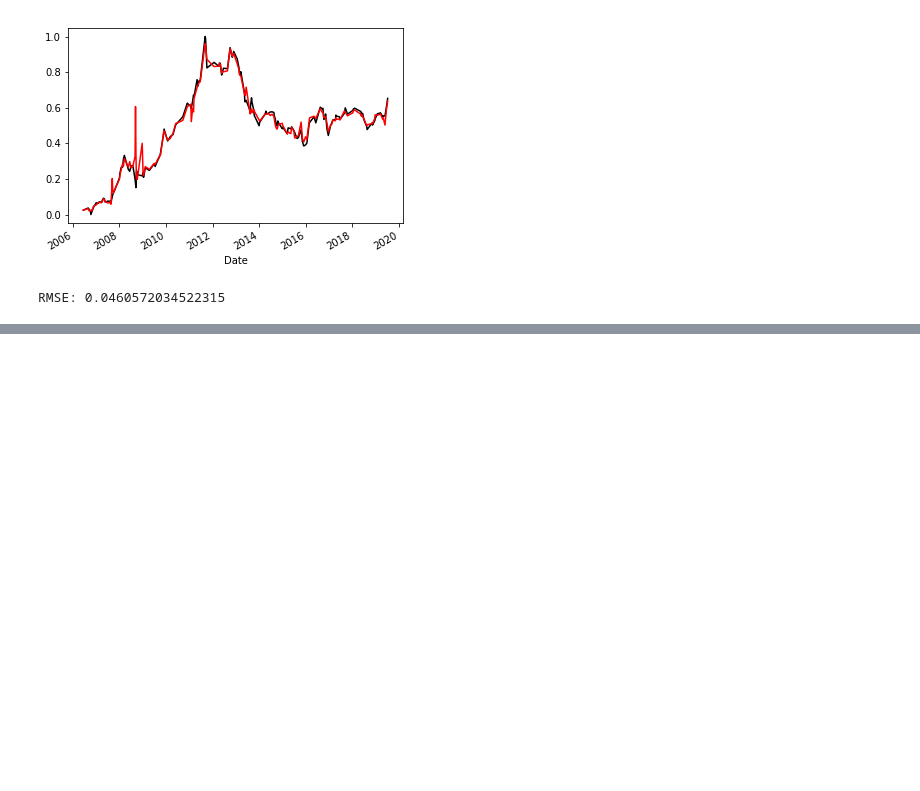
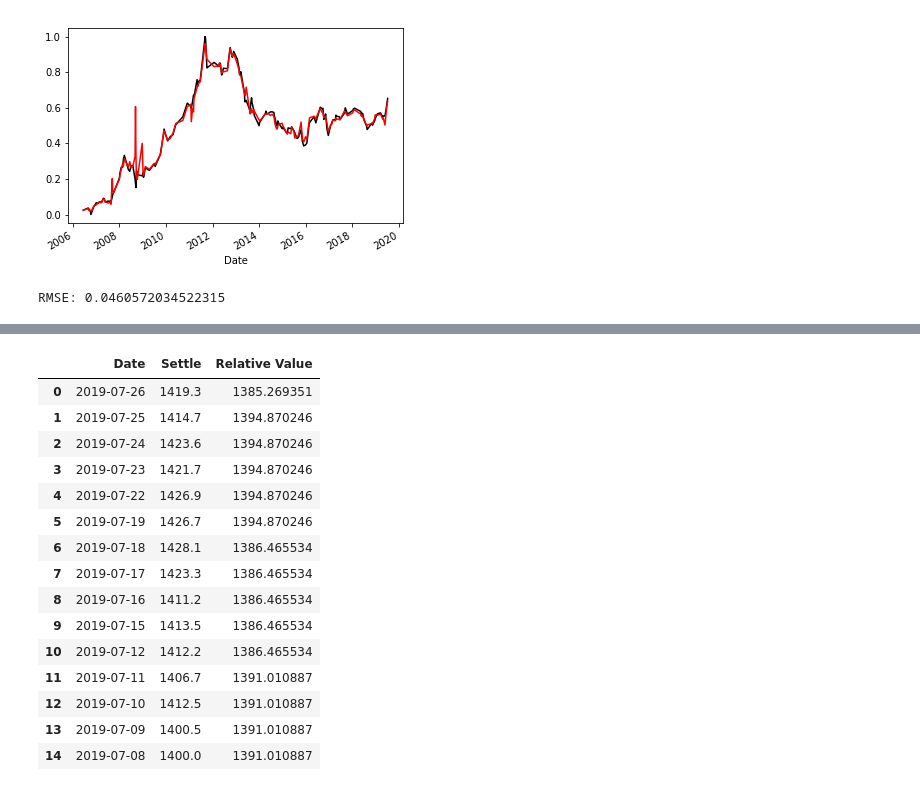
Before and after one commit to CaptainPica/Precious_Metals_Trading, a Jupyter notebook: notebooks/RandomForestFinal.ipynb, the cells around one changed output, grey strips where cells are left out. Cells and saved outputs as stored; diff of their text form; code cells hidden in the pictures; blank space fills up the shorter version.

Commit message:
Added improved scaling code, which enables predictions to be unscaled at end. Added additional trading model code to RF models.

```diff
--- a/notebooks/RandomForestFinal.ipynb
+++ b/notebooks/RandomForestFinal.ipynb
@@ -25,7 +27,7 @@ from math import sqrt
 # training_set = inputs[['Money Manager Shorts', 'Money Manager Longs', 'Ten_Yr_Futures_Settle', 'USD_Change']]
 # training_set_y = inputs[['Gold_Settle']]
 # %%
-df = pd.read_csv("../data/csv/Gold_Data.csv",index_col="Business_Week")
+df = pd.read_csv(f"../data/csv/{metal}_Data.csv",index_col="Business_Week")
 df = df.drop(df.columns[0],axis=1)
 df = df.drop(df.columns[9],axis=1)
 df = df.dropna(axis=1)
@@ -71,0 +61,11 @@ normalized_df.head()
+# %%
+scaler_body = MinMaxScaler()
+scaler_gold = MinMaxScaler()
+scaler_body.fit(df.drop(f"{metal}_Settle",axis=1))
+scaler_gold.fit(pd.DataFrame(df[f"{metal}_Settle"]))
+normalized_df = [list(x) for x in scaler_body.transform(df.drop(f"{metal}_Settle",axis=1))]
+normalized_gold = [list(x) for x in scaler_gold.transform(pd.DataFrame(df[f"{metal}_Settle"]))]
+for i in range(len(normalized_gold)):
+    normalized_gold[i].extend(normalized_df[i])
+normalized_df = pd.DataFrame(normalized_gold,index=df.index,columns=df.columns)
+normalized_df.head()
@@ -72,6 +80,6 @@ normalized_df.head()
 # %%
-X = normalized_df.drop("Gold_Settle", axis=1)
-y = normalized_df["Gold_Settle"]
+X = normalized_df.drop(f"{metal}_Settle", axis=1)
+y = normalized_df[f"{metal}_Settle"]
 # %%
 X_train, X_test, y_train, y_test = \
     train_test_split(X, y, random_state=1)
@@ -119,0 +115,6 @@ predictions
+# %%
+predictions_all = pd.DataFrame(RF_Model.predict(X),index=X.index)
+predictions_all = pd.DataFrame(scaler_gold.inverse_transform(predictions_all),index=predictions_all.index)
+predictions_all.columns = ["Relative Value"]
+predictions_all = predictions_all.reset_index()
+predictions_all.tail()
@@ -119,0 +128,29 @@ predictions
+# %%
+daily_transform_url = f"../data/csv/{metal}Prices.csv"
+daily = pd.read_csv(daily_transform_url)[["Date","Settle"]]
+daily["Date"] = pd.to_datetime(daily["Date"],infer_datetime_format=True)
+daily = daily.merge(predictions_all,on="Date",how="left")
+daily = daily.fillna(method="bfill")
+daily = daily.dropna()
+for i in range(len(daily.index)-3):
+    daily.at[i,"Relative Value"] = daily["Relative Value"][i+3]
+daily = daily.iloc[:len(daily.index)-3]
+daily.to_csv(f"../data/csv/{metal}_RF_Daily.csv",index=False)
+daily.head(15)
+# %% [output]
+|  | Date | Settle | Relative Value |
+| 0 | 2019-07-26 | 1419.3 | 1385.269351 |
+| 1 | 2019-07-25 | 1414.7 | 1394.870246 |
+| 2 | 2019-07-24 | 1423.6 | 1394.870246 |
+| 3 | 2019-07-23 | 1421.7 | 1394.870246 |
+| 4 | 2019-07-22 | 1426.9 | 1394.870246 |
+| 5 | 2019-07-19 | 1426.7 | 1394.870246 |
+| 6 | 2019-07-18 | 1428.1 | 1386.465534 |
+| 7 | 2019-07-17 | 1423.3 | 1386.465534 |
+| 8 | 2019-07-16 | 1411.2 | 1386.465534 |
+| 9 | 2019-07-15 | 1413.5 | 1386.465534 |
+| 10 | 2019-07-12 | 1412.2 | 1386.465534 |
+| 11 | 2019-07-11 | 1406.7 | 1391.010887 |
+| 12 | 2019-07-10 | 1412.5 | 1391.010887 |
+| 13 | 2019-07-09 | 1400.5 | 1391.010887 |
+| 14 | 2019-07-08 | 1400.0 | 1391.010887 |
```
Also changed, not shown: parts of 8 cells of this notebook, 5 other files.
